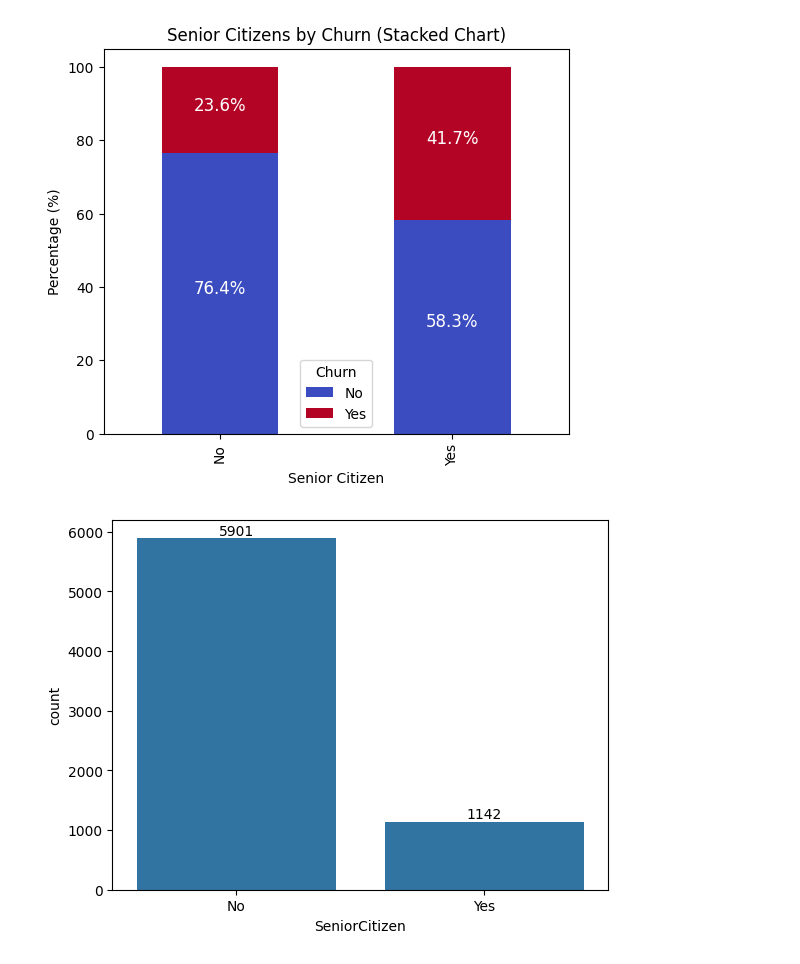
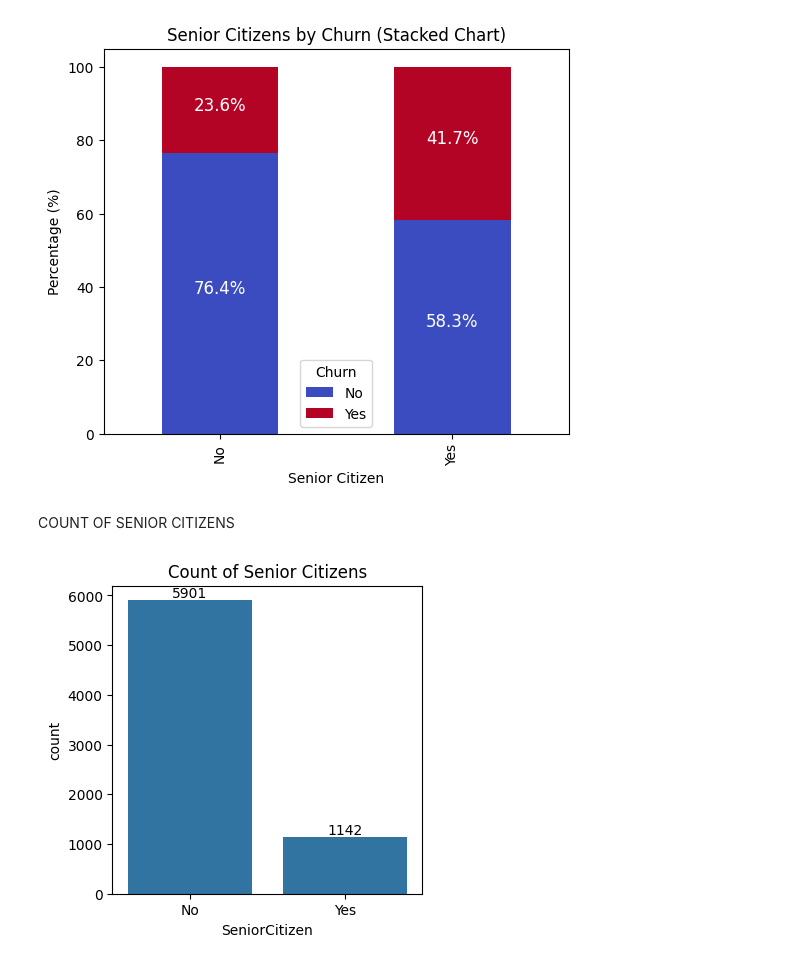
Before and after one commit to rahuldasdasari/Telco_Customer-Churn-Analysis, a Jupyter notebook: Telco_customer.ipynb, the cells around one changed output. Drawn from its saved outputs; the diff is of its cells as text; code cells hidden in the pictures.

```diff
--- a/Telco_customer.ipynb
+++ b/Telco_customer.ipynb
@@ -185,9 +185,13 @@ plt.legend(title="Churn")
 plt.show()
 # %% [output]
 [figure]
+# %% [markdown]
+COUNT OF SENIOR CITIZENS
 # %%
+plt.figure(figsize=(4,4))
 sss= sns.countplot(x= 'SeniorCitizen', data=df)
 sss.bar_label(sss.containers[0])
+plt.title("Count of Senior Citizens")
 plt.show()
 # %% [output]
-[figure, old version]
+[figure, new version]
```
Also changed, not shown: parts of 13 cells of this notebook.
